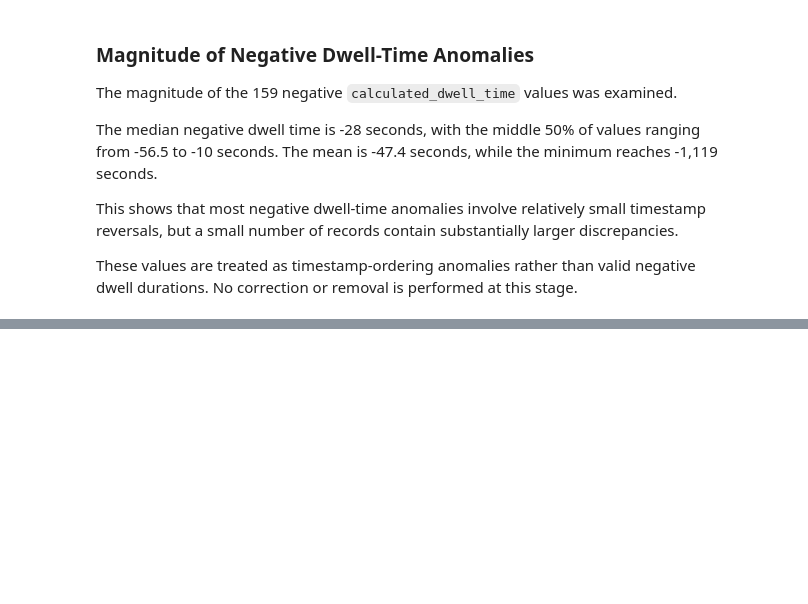
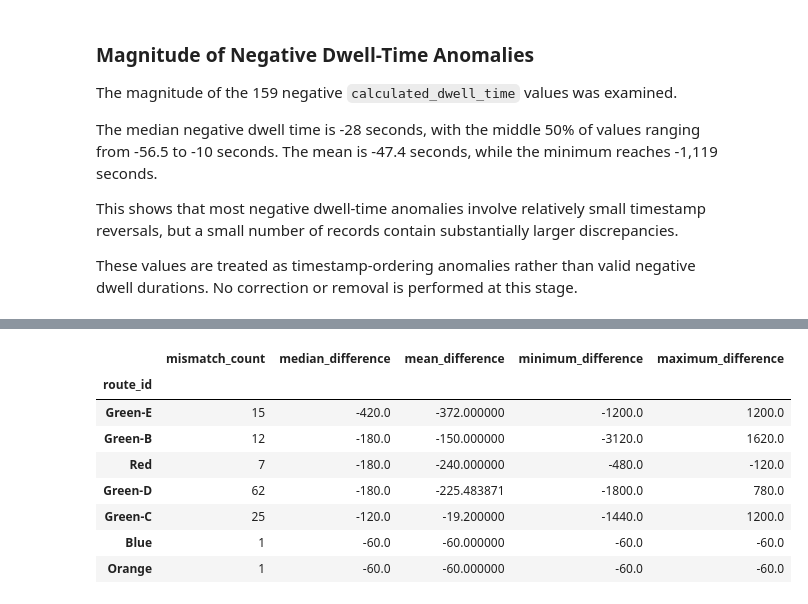
Before and after one commit to rahulcommit/mbta-subway-delay-analysis, a Jupyter notebook: notebooks/01_data_profile.ipynb, the cells around one changed output, grey strips where cells are left out. Cells and saved outputs as stored; diff of their text form; code cells hidden in the pictures; blank space fills up the shorter version.

Commit message:
Complete scheduled travel time profiling

```diff
--- a/notebooks/01_data_profile.ipynb
+++ b/notebooks/01_data_profile.ipynb
@@ -1792,0 +1873,7 @@ These values are treated as timestamp-ordering anomalies rather than valid negat
+# %%
+scheduled_comparable["scheduled_travel_difference"] = (
+    scheduled_comparable["scheduled_travel_time"]
+    - scheduled_comparable["calculated_scheduled_travel_time"]
+)
+
+scheduled_comparable["scheduled_travel_difference"].value_counts().head(10)
@@ -1792,0 +1903,10 @@ These values are treated as timestamp-ordering anomalies rather than valid negat
+# %%
+scheduled_mismatches = scheduled_comparable[
+    scheduled_comparable["scheduled_travel_difference"] != 0
+].copy()
+
+scheduled_mismatches["absolute_difference"] = (
+    scheduled_mismatches["scheduled_travel_difference"].abs()
+)
+
+scheduled_mismatches["absolute_difference"].describe()
@@ -1792,0 +2012,28 @@ These values are treated as timestamp-ordering anomalies rather than valid negat
+# %%
+scheduled_mismatch_direction_by_route = (
+    scheduled_mismatches
+    .groupby("route_id")["scheduled_travel_difference"]
+    .agg(["count", "median", "mean", "min", "max"])
+    .rename(
+        columns={
+            "count": "mismatch_count",
+            "median": "median_difference",
+            "mean": "mean_difference",
+            "min": "minimum_difference",
+            "max": "maximum_difference",
+        }
+    )
+    .sort_values("median_difference")
+)
+
+scheduled_mismatch_direction_by_route
+# %% [output]
+|  | mismatch_count | median_difference | mean_difference | minimum_difference | maximum_difference |
+| route_id |  |  |  |  |  |
+| Green-E | 15 | -420.0 | -372.000000 | -1200.0 | 1200.0 |
+| Green-B | 12 | -180.0 | -150.000000 | -3120.0 | 1620.0 |
+| Red | 7 | -180.0 | -240.000000 | -480.0 | -120.0 |
+| Green-D | 62 | -180.0 | -225.483871 | -1800.0 | 780.0 |
+| Green-C | 25 | -120.0 | -19.200000 | -1440.0 | 1200.0 |
+| Blue | 1 | -60.0 | -60.000000 | -60.0 | -60.0 |
+| Orange | 1 | -60.0 | -60.000000 | -60.0 | -60.0 |
```
Also changed, not shown: parts of 17 cells of this notebook.
